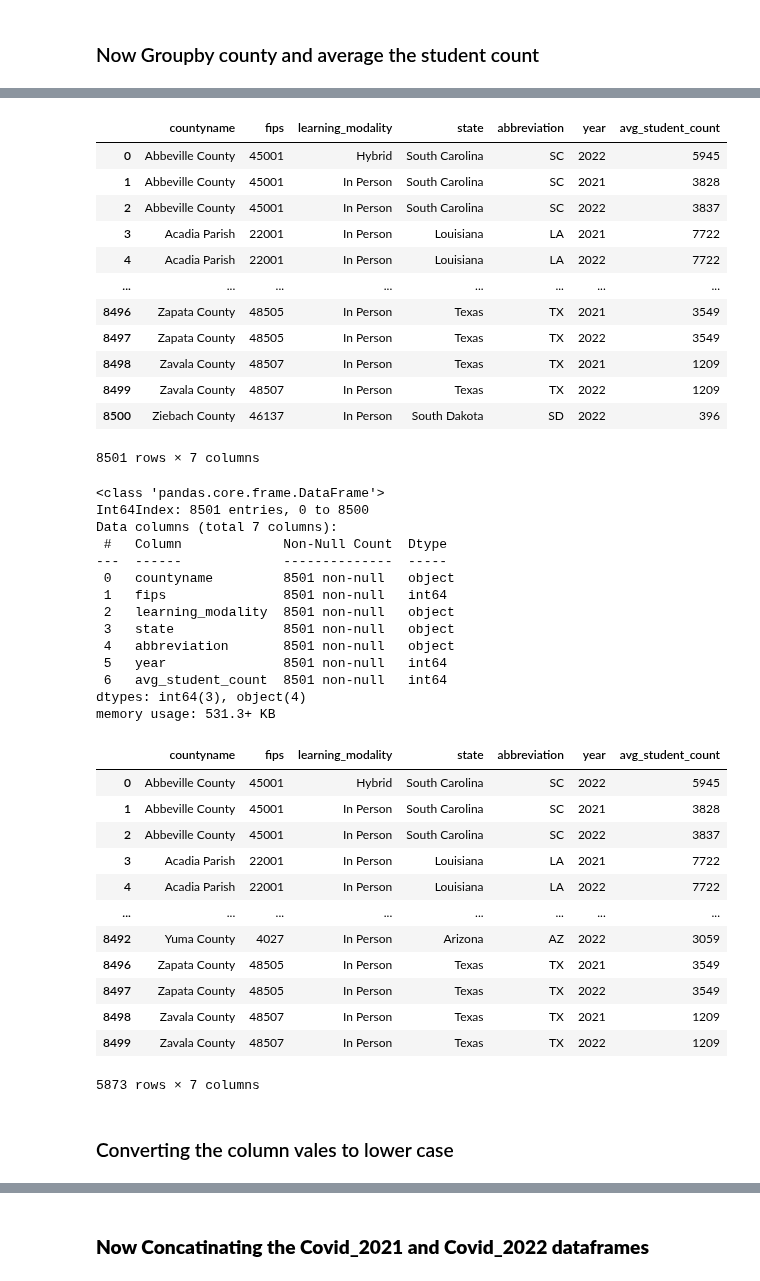
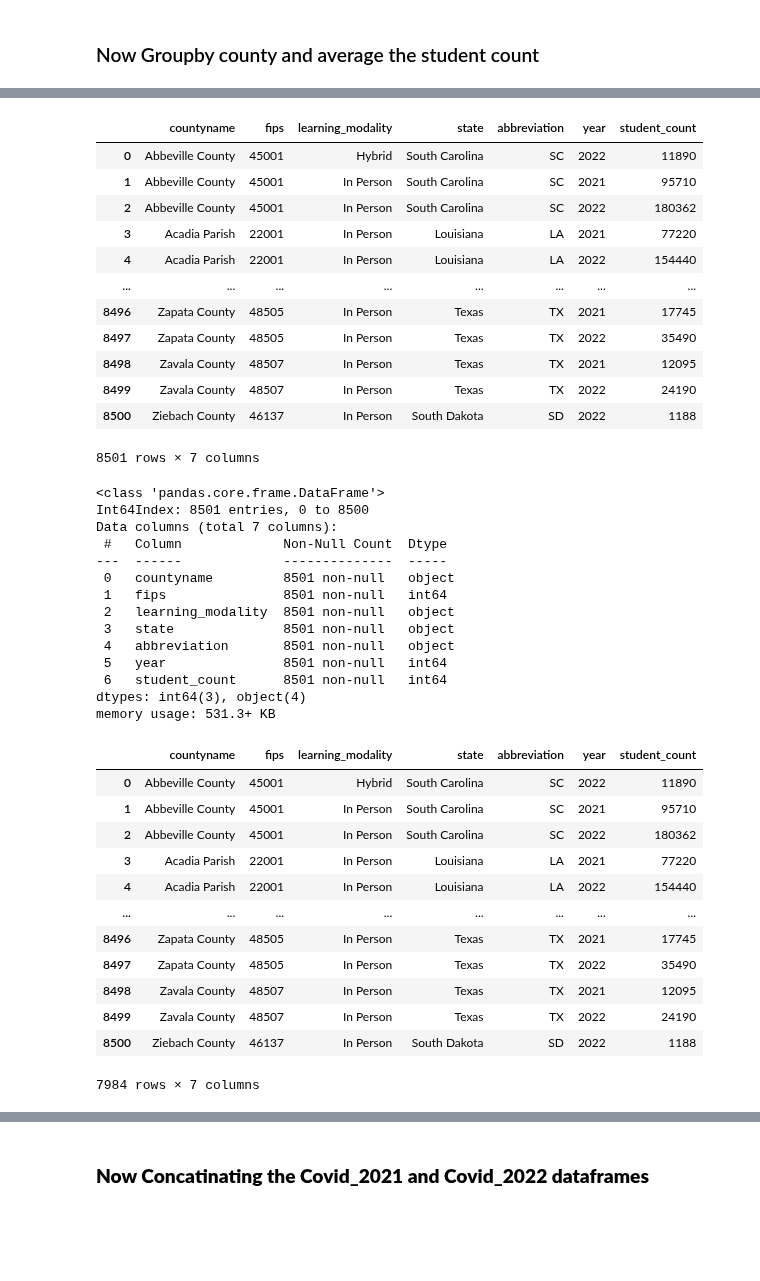
Before and after one commit to uzmabb182/Data602_Assignments, a Jupyter notebook: Final_Project_Data_602/data_602_final_project.ipynb, the cells around one changed output, grey strips where cells are left out. Drawn from its saved outputs; the diff is of its cells as text; code cells hidden in the pictures; blank space fills up the shorter version.

```diff
--- a/Final_Project_Data_602/data_602_final_project.ipynb
+++ b/Final_Project_Data_602/data_602_final_project.ipynb
@@ -736,4 +637,4 @@ modality_fips_df.head()
 # %%
-modality_fips_df = modality_fips_df.drop(['zip', 'zip_code', 'month', 'operational_schools'], axis=1)
+modality_fips_df = modality_fips_df.drop(['zip_code', 'month', 'operational_schools'], axis=1)
 modality_fips_df
 # %% [output]
@@ -771,6 +672,6 @@ modality_fips_df
 ### Now Groupby county and average the student count
 # %%
 # Groupby one column and return the mean of only particular column in the group.
-new_modality_df = modality_fips_df.groupby(['countyname', 'fips', 'learning_modality', 'state', 'abbreviation', 'year'], as_index=False).agg(avg_student_count= ('student_count','mean'))
+new_modality_df = modality_fips_df.groupby(['countyname', 'fips', 'learning_modality', 'state', 'abbreviation', 'year'], as_index=False).agg(student_count= ('student_count','sum'))
 new_modality_df
 # %% [output]
@@ -789,21 +690,21 @@ new_modality_df
 8501 rows × 7 columns
 # %%
-new_modality_df['avg_student_count'] = new_modality_df['avg_student_count'].astype(int)
+new_modality_df['student_count'] = new_modality_df['student_count'].astype(int)
 new_modality_df.dtypes
 new_modality_df
 # %% [output]
-|  | countyname | fips | learning_modality | state | abbreviation | year | avg_student_count |
-| 0 | Abbeville County | 45001 | Hybrid | South Carolina | SC | 2022 | 5945 |
-| 1 | Abbeville County | 45001 | In Person | South Carolina | SC | 2021 | 3828 |
-| 2 | Abbeville County | 45001 | In Person | South Carolina | SC | 2022 | 3837 |
-| 3 | Acadia Parish | 22001 | In Person | Louisiana | LA | 2021 | 7722 |
-| 4 | Acadia Parish | 22001 | In Person | Louisiana | LA | 2022 | 7722 |
+|  | countyname | fips | learning_modality | state | abbreviation | year | student_count |
+| 0 | Abbeville County | 45001 | Hybrid | South Carolina | SC | 2022 | 11890 |
+| 1 | Abbeville County | 45001 | In Person | South Carolina | SC | 2021 | 95710 |
+| 2 | Abbeville County | 45001 | In Person | South Carolina | SC | 2022 | 180362 |
+| 3 | Acadia Parish | 22001 | In Person | Louisiana | LA | 2021 | 77220 |
+| 4 | Acadia Parish | 22001 | In Person | Louisiana | LA | 2022 | 154440 |
 | ... | ... | ... | ... | ... | ... | ... | ... |
-| 8496 | Zapata County | 48505 | In Person | Texas | TX | 2021 | 3549 |
-| 8497 | Zapata County | 48505 | In Person | Texas | TX | 2022 | 3549 |
-| 8498 | Zavala County | 48507 | In Person | Texas | TX | 2021 | 1209 |
-| 8499 | Zavala County | 48507 | In Person | Texas | TX | 2022 | 1209 |
-| 8500 | Ziebach County | 46137 | In Person | South Dakota | SD | 2022 | 396 |
+| 8496 | Zapata County | 48505 | In Person | Texas | TX | 2021 | 17745 |
+| 8497 | Zapata County | 48505 | In Person | Texas | TX | 2022 | 35490 |
+| 8498 | Zavala County | 48507 | In Person | Texas | TX | 2021 | 12095 |
+| 8499 | Zavala County | 48507 | In Person | Texas | TX | 2022 | 24190 |
+| 8500 | Ziebach County | 46137 | In Person | South Dakota | SD | 2022 | 1188 |
 8501 rows × 7 columns
 # %%
 new_modality_df = new_modality_df.drop_duplicates()
@@ -820,25 +721,23 @@ Data columns (total 7 columns):
  3   state              8501 non-null   object
  4   abbreviation       8501 non-null   object
  5   year               8501 non-null   int64
- 6   avg_student_count  8501 non-null   int64
+ 6   student_count      8501 non-null   int64
 dtypes: int64(3), object(4)
 memory usage: 531.3+ KB
 # %%
-new_df = new_modality_df[new_modality_df['avg_student_count'] > 1000]
+new_df = new_modality_df[new_modality_df['student_count'] > 1000]
 new_df
 # %% [output]
-|  | countyname | fips | learning_modality | state | abbreviation | year | avg_student_count |
-| 0 | Abbeville County | 45001 | Hybrid | South Carolina | SC | 2022 | 5945 |
-| 1 | Abbeville County | 45001 | In Person | South Carolina | SC | 2021 | 3828 |
-| 2 | Abbeville County | 45001 | In Person | South Carolina | SC | 2022 | 3837 |
-| 3 | Acadia Parish | 22001 | In Person | Louisiana | LA | 2021 | 7722 |
-| 4 | Acadia Parish | 22001 | In Person | Louisiana | LA | 2022 | 7722 |
+|  | countyname | fips | learning_modality | state | abbreviation | year | student_count |
+| 0 | Abbeville County | 45001 | Hybrid | South Carolina | SC | 2022 | 11890 |
+| 1 | Abbeville County | 45001 | In Person | South Carolina | SC | 2021 | 95710 |
+| 2 | Abbeville County | 45001 | In Person | South Carolina | SC | 2022 | 180362 |
+| 3 | Acadia Parish | 22001 | In Person | Louisiana | LA | 2021 | 77220 |
+| 4 | Acadia Parish | 22001 | In Person | Louisiana | LA | 2022 | 154440 |
 | ... | ... | ... | ... | ... | ... | ... | ... |
-| 8492 | Yuma County | 4027 | In Person | Arizona | AZ | 2022 | 3059 |
-| 8496 | Zapata County | 48505 | In Person | Texas | TX | 2021 | 3549 |
-| 8497 | Zapata County | 48505 | In Person | Texas | TX | 2022 | 3549 |
-| 8498 | Zavala County | 48507 | In Person | Texas | TX | 2021 | 1209 |
-| 8499 | Zavala County | 48507 | In Person | Texas | TX | 2022 | 1209 |
+| 8496 | Zapata County | 48505 | In Person | Texas | TX | 2021 | 17745 |
+| 8497 | Zapata County | 48505 | In Person | Texas | TX | 2022 | 35490 |
+| 8498 | Zavala County | 48507 | In Person | Texas | TX | 2021 | 12095 |
+| 8499 | Zavala County | 48507 | In Person | Texas | TX | 2022 | 24190 |
+| 8500 | Ziebach County | 46137 | In Person | South Dakota | SD | 2022 | 1188 |
-5873 rows × 7 columns
+7984 rows × 7 columns
-# %% [markdown]
-### Converting the column vales to lower case
```
Also changed, not shown: parts of 46 cells of this notebook, 8 other files.
